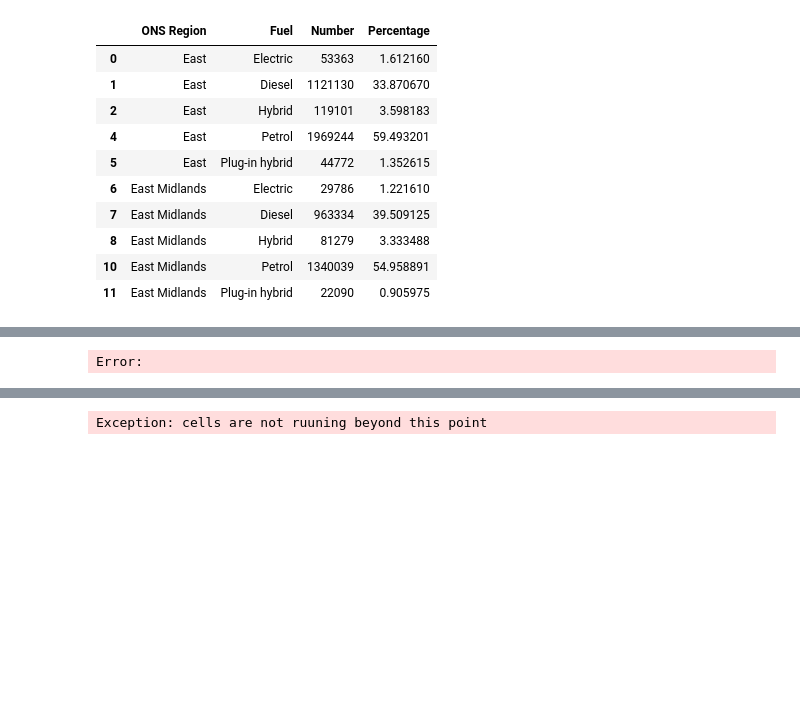
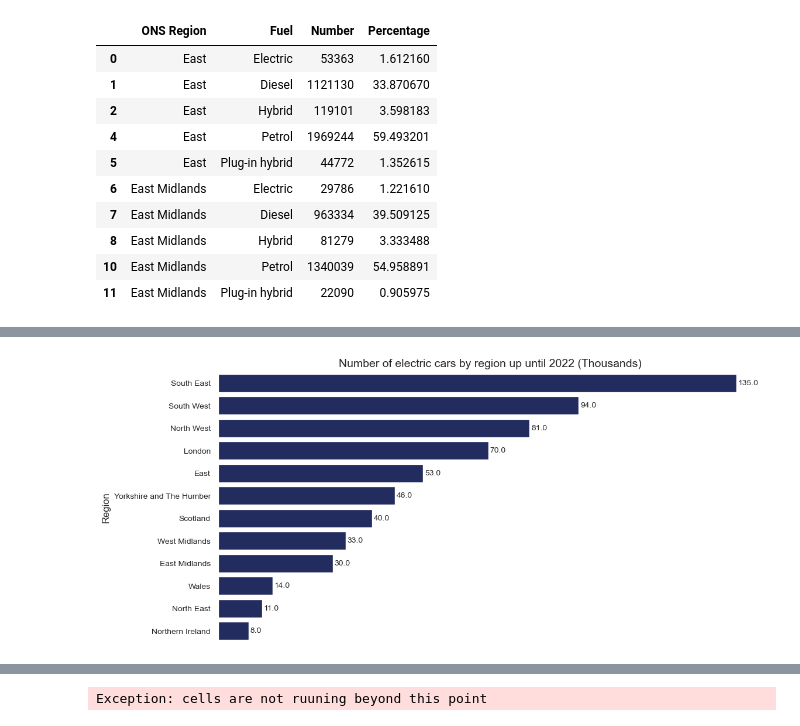
Before and after one commit to ssalazarheredia/vehicle_analysis, a Jupyter notebook: vehicle_analysis.ipynb, the cells around one changed output, grey strips where cells are left out. Cells and saved outputs as stored; diff of their text form; code cells hidden in the pictures; blank space fills up the shorter version.

```diff
--- a/vehicle_analysis.ipynb
+++ b/vehicle_analysis.ipynb
@@ -255,9 +255,9 @@ fuel_licence.head(10)
 | 8 | Diesel | 2015 | 11428664 |
 | 9 | Diesel | 2016 | 12051932 |
 # %%
-plt.figure(figsize=(10,5));
-plt.title('Total vehicles licenced in the UK by fuel type from 2015 to 2022',size=14)
-sns.set(rc={'figure.facecolor':'white','axes.facecolor':'#e7e5e6'})
-ax=sns.lineplot(data=fuel_licence,x='Year',y='Licences',hue='Fuel',errorbar=None,hue_order=sorted(fuel_licence['Fuel'].unique()),
-                palette=new_palette)
-sns.move_legend(ax, "upper left",title='Fuel Type',fontsize=10, bbox_to_anchor=(1, 1))
+#plt.figure(figsize=(10,5));
+#plt.title('Total vehicles licenced in the UK by fuel type from 2015 to 2022',size=14)
+#sns.set(rc={'figure.facecolor':'white','axes.facecolor':'#e7e5e6'})
+#ax=sns.lineplot(data=fuel_licence,x='Year',y='Licences',hue='Fuel',errorbar=None,hue_order=sorted(fuel_licence['Fuel'].unique()),
+#                palette=new_palette)
+#sns.move_legend(ax, "upper left",title='Fuel Type',fontsize=10, bbox_to_anchor=(1, 1))
@@ -461,14 +458,14 @@ electric_geo.head(12)
 # %%
 fig=plt.figure(figsize=(12,6))
 plt.title('Number of electric cars by region up until 2022 (Thousands)',size=14);
 #Plot bar chart and add paletter
 ax=sns.barplot(data=electric_geo,x='Number of Electric Cars',y='Region',color='#182568')
 ax.set_yticklabels(electric_geo['Region'].unique(),fontsize=10)
-labels=list(int(round(electric_geo['Number of Electric Cars'],0)))
+labels=list(round(electric_geo['Number of Electric Cars'],0))
 ax.bar_label(ax.containers[0],labels=labels,padding=2,fontsize=10)
 ax.get_xaxis().set_ticks([])
 ax.set(xlabel=None)
 fig.savefig('graphs/Number of electric cars by region.png');
 # %% [output]
-Error:
+[figure, added]
 # %%
```
Also changed, not shown: parts of 8 cells of this notebook, 5 other files.
